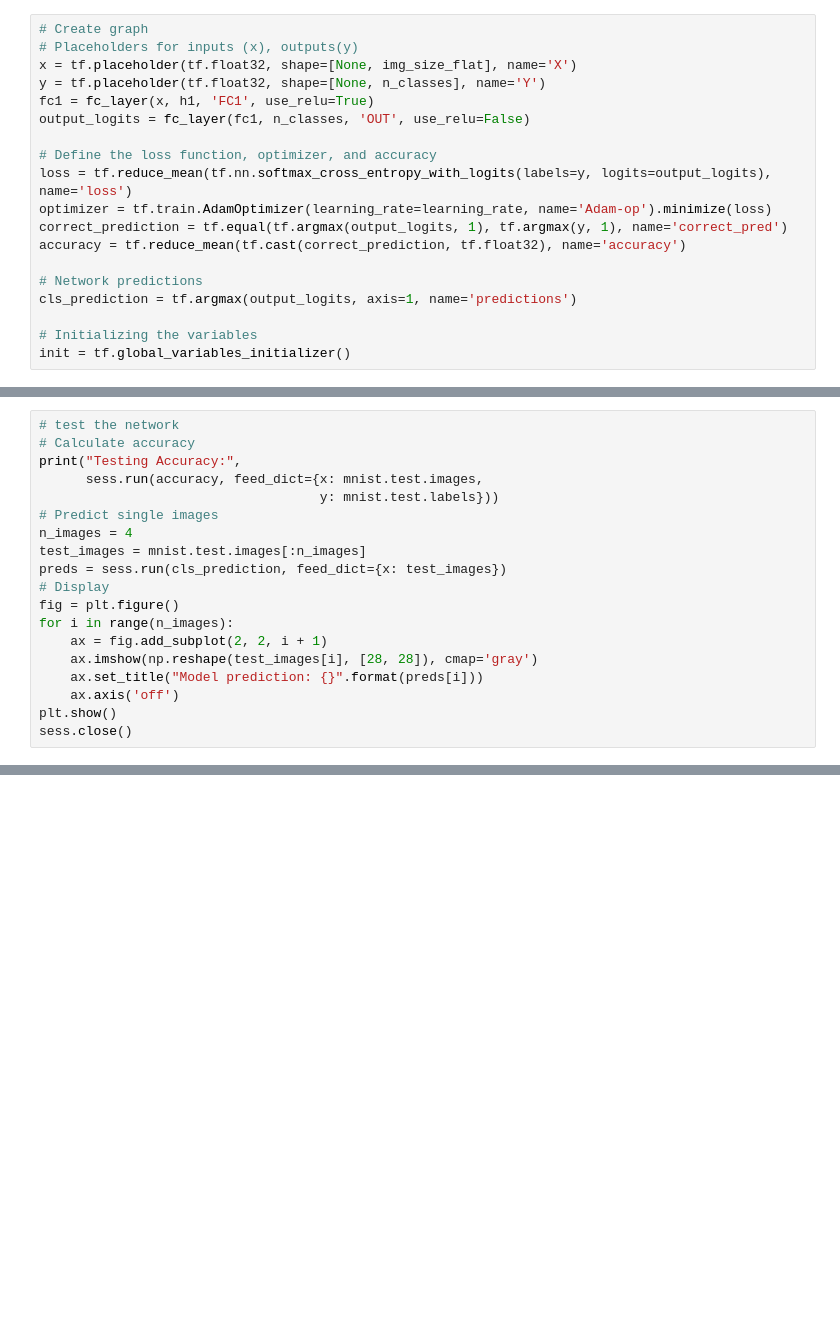
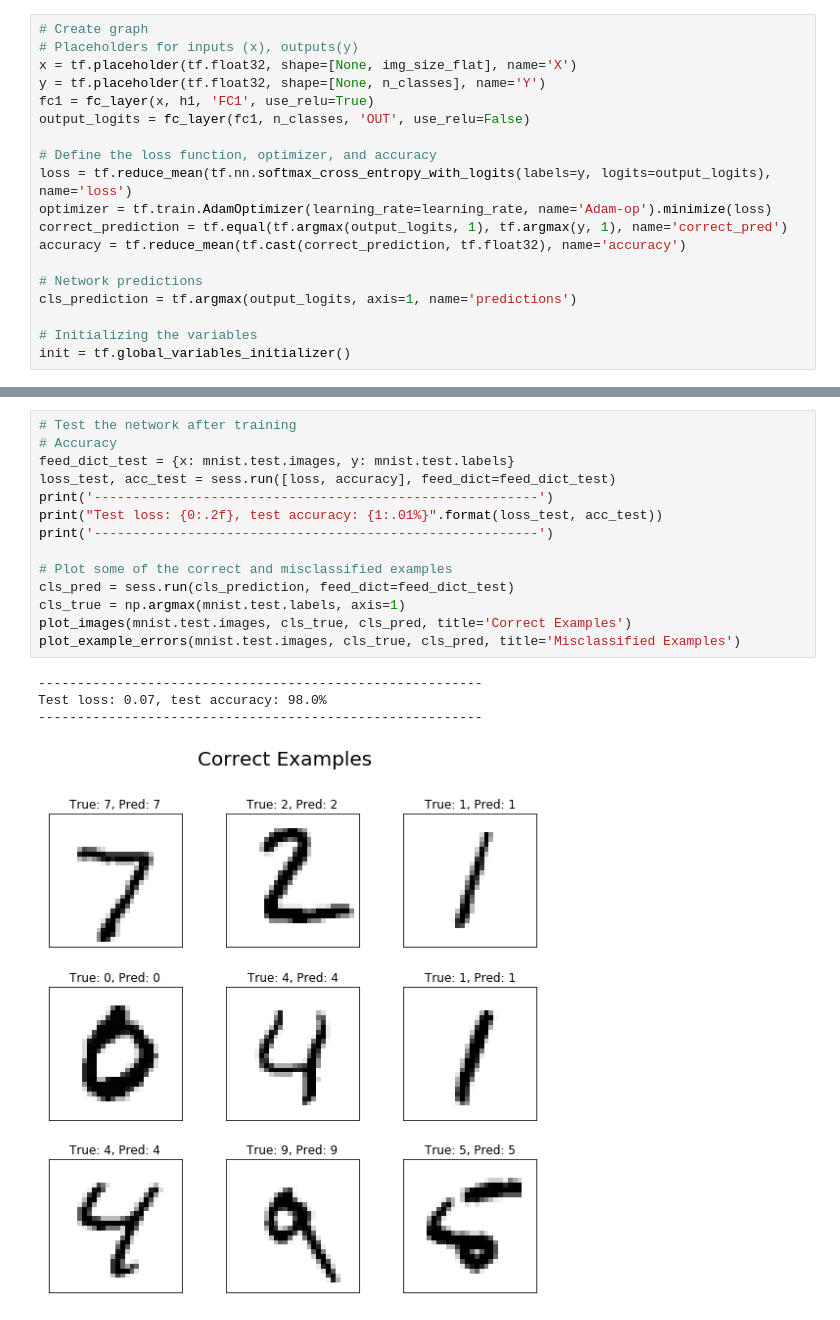
Before and after one commit to easy-tensorflow/easy-tensorflow, a Jupyter notebook: 2_MLP/main.ipynb, the cells around one changed output, grey strips where cells are left out. Saved outputs shown, nothing was run; the diff lists cells and outputs as text; blank space fills up the shorter version.

```diff
--- a/2_MLP/main.ipynb
+++ b/2_MLP/main.ipynb
@@ -201,19 +158,0 @@ Validation Accuracy: 0.9802
-# %%
-# test the network
-# Calculate accuracy
-print("Testing Accuracy:",
-      sess.run(accuracy, feed_dict={x: mnist.test.images,
-                                    y: mnist.test.labels}))
-# Predict single images
-n_images = 4
-test_images = mnist.test.images[:n_images]
-preds = sess.run(cls_prediction, feed_dict={x: test_images})
-# Display
-fig = plt.figure()
-for i in range(n_images):
-    ax = fig.add_subplot(2, 2, i + 1)
-    ax.imshow(np.reshape(test_images[i], [28, 28]), cmap='gray')
-    ax.set_title("Model prediction: {}".format(preds[i]))
-    ax.axis('off')
-plt.show()
-sess.close()
@@ -222,0 +214,19 @@ Testing Accuracy: 0.9785
+# %%
+# Test the network after training
+# Accuracy
+feed_dict_test = {x: mnist.test.images, y: mnist.test.labels}
+loss_test, acc_test = sess.run([loss, accuracy], feed_dict=feed_dict_test)
+print('---------------------------------------------------------')
+print("Test loss: {0:.2f}, test accuracy: {1:.01%}".format(loss_test, acc_test))
+print('---------------------------------------------------------')
+
+# Plot some of the correct and misclassified examples
+cls_pred = sess.run(cls_prediction, feed_dict=feed_dict_test)
+cls_true = np.argmax(mnist.test.labels, axis=1)
+plot_images(mnist.test.images, cls_true, cls_pred, title='Correct Examples')
+plot_example_errors(mnist.test.images, cls_true, cls_pred, title='Misclassified Examples')
+# %% [output]
+---------------------------------------------------------
+Test loss: 0.07, test accuracy: 98.0%
+---------------------------------------------------------
+[figure, added]
```
Also changed, not shown: parts of 7 cells of this notebook, 2 other files.
